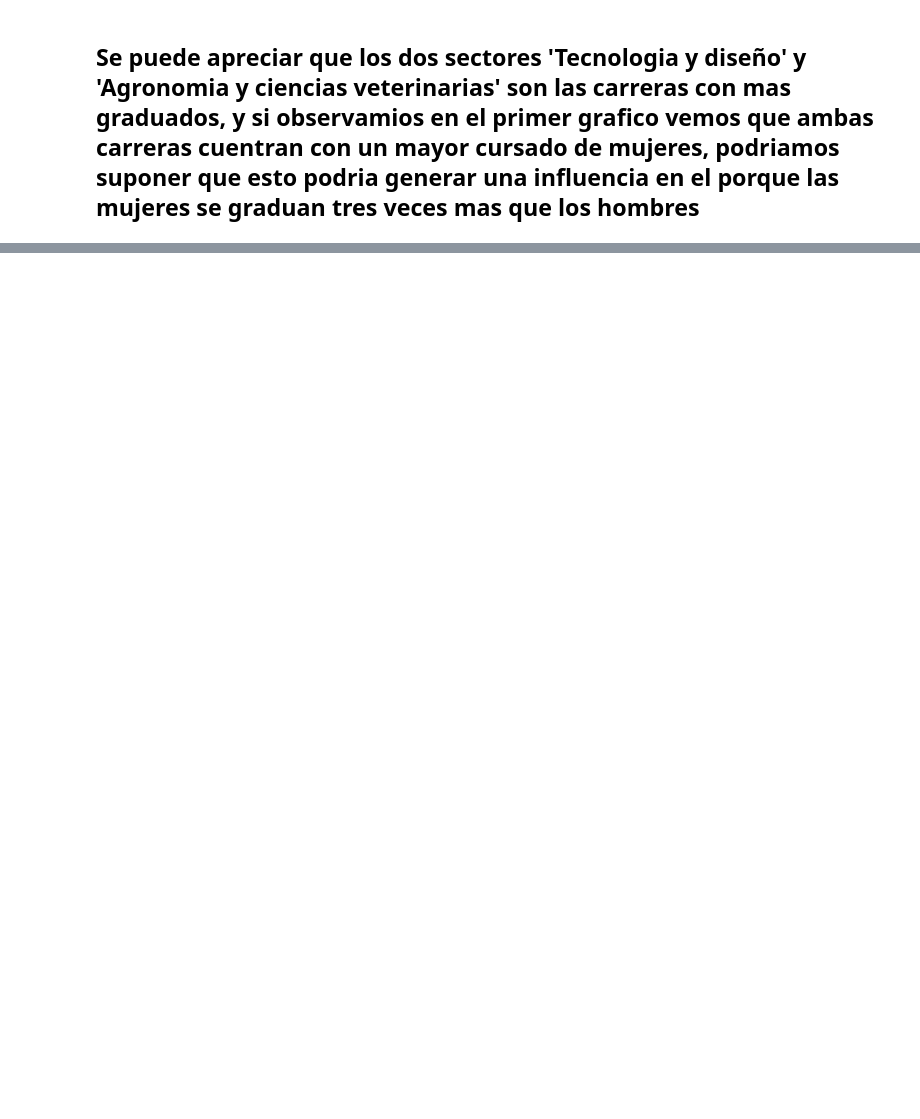
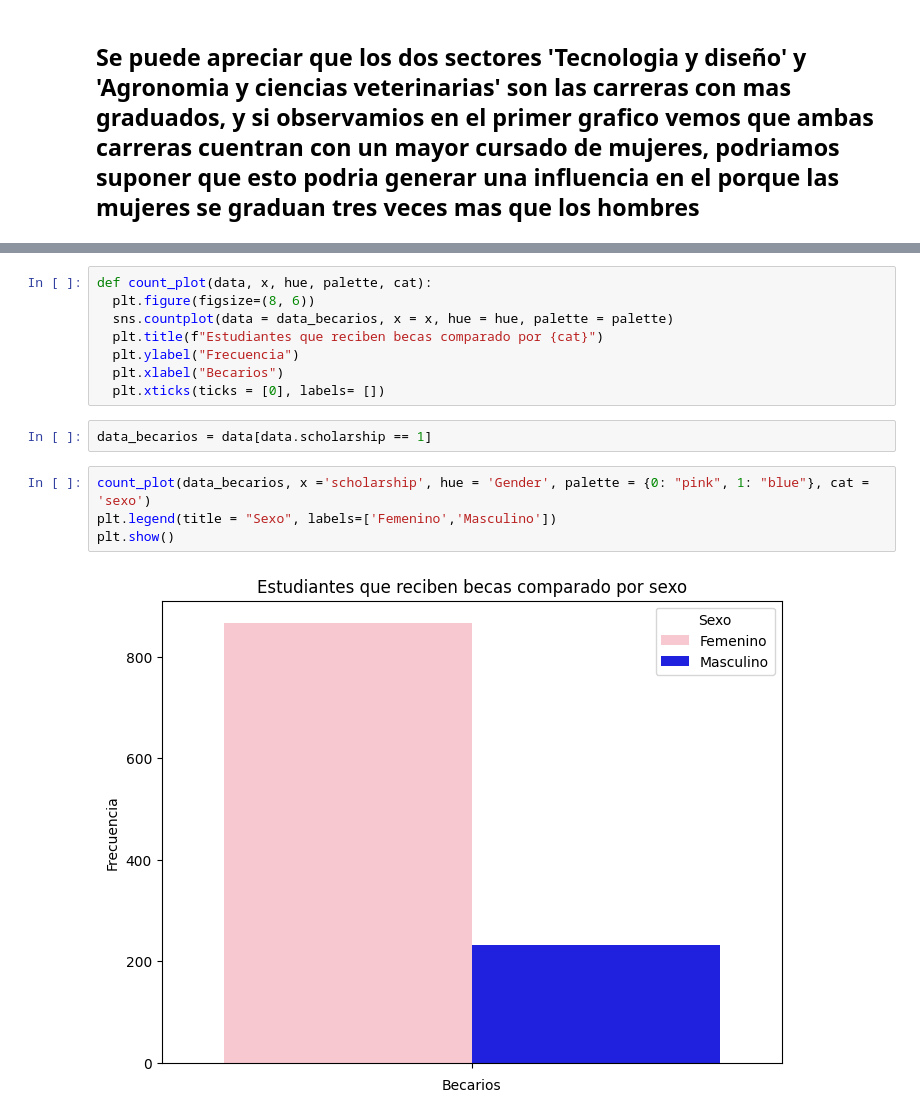
Before and after one commit to fowardelcac/Abandono-Escolar, a Jupyter notebook: Notebooks/conclusiones.ipynb, the cells around one changed output, grey strips where cells are left out. Drawn from its saved outputs; the diff is of its cells as text; blank space fills up the shorter version.

```diff
--- a/Notebooks/conclusiones.ipynb
+++ b/Notebooks/conclusiones.ipynb
@@ -137,0 +200,16 @@ plt.show()
+# %%
+def count_plot(data, x, hue, palette, cat):
+  plt.figure(figsize=(8, 6))
+  sns.countplot(data = data_becarios, x = x, hue = hue, palette = palette)
+  plt.title(f"Estudiantes que reciben becas comparado por {cat}")
+  plt.ylabel("Frecuencia")
+  plt.xlabel("Becarios")
+  plt.xticks(ticks = [0], labels= [])
+# %%
+data_becarios = data[data.scholarship == 1]
+# %%
+count_plot(data_becarios, x ='scholarship', hue = 'Gender', palette = {0: "pink", 1: "blue"}, cat = 'sexo')
+plt.legend(title = "Sexo", labels=['Femenino','Masculino'])
+plt.show()
+# %% [output]
+[figure, added]
```
Also changed, not shown: parts of 22 cells of this notebook.
